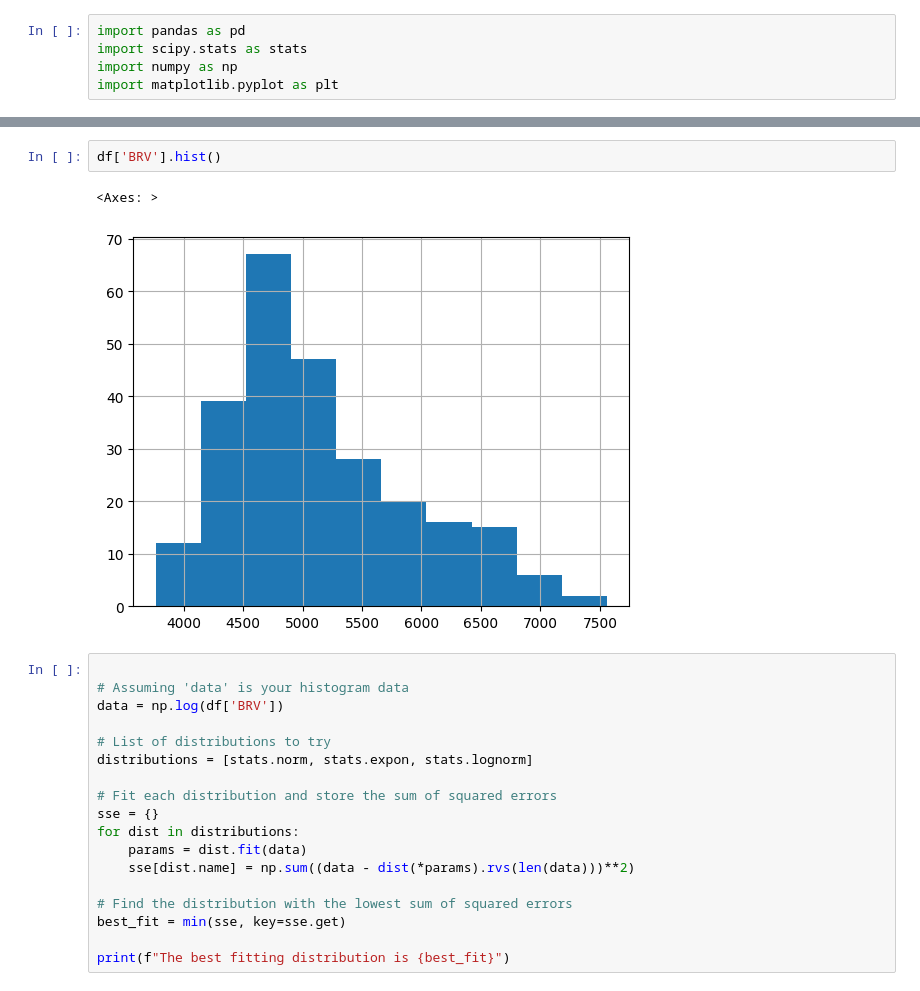
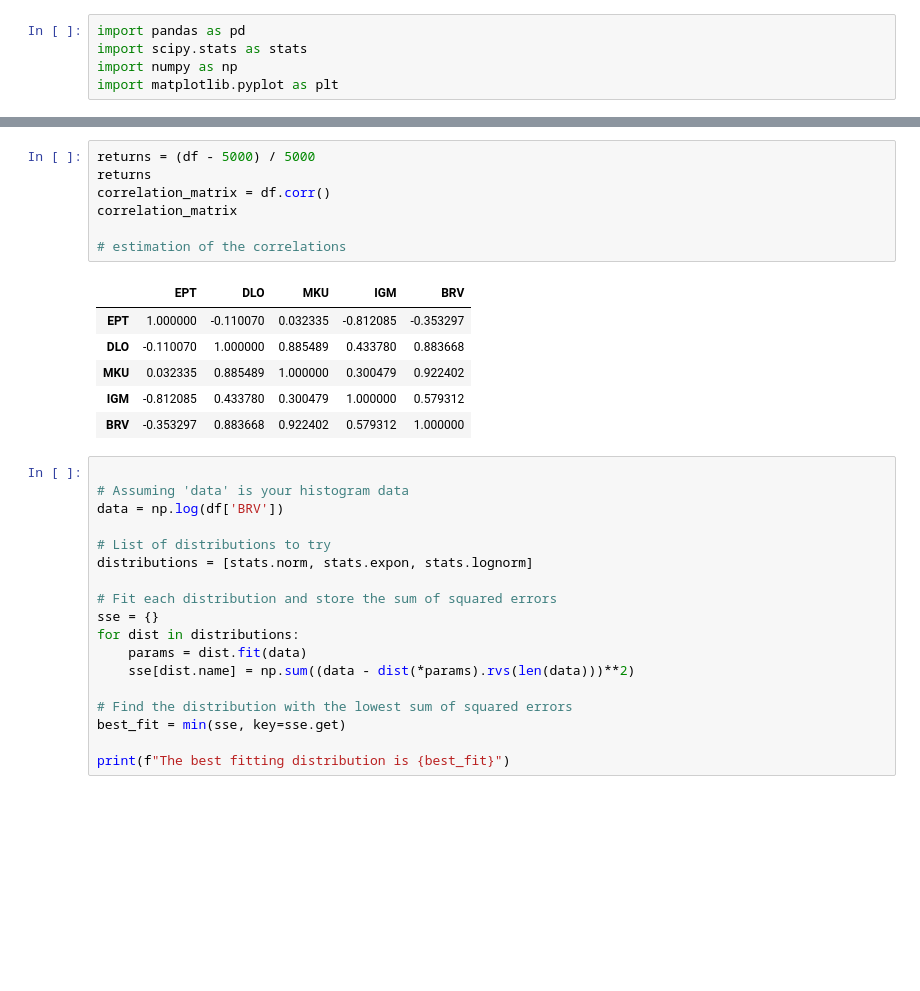
Before and after one commit to sabvan/UChicagoTradingComp, a Jupyter notebook: analysis.ipynb, the cells around one changed output, grey strips where cells are left out. Drawn from its saved outputs; the diff is of its cells as text; blank space fills up the shorter version.

```diff
--- a/analysis.ipynb
+++ b/analysis.ipynb
@@ -166,8 +63,17 @@ df['EPT'].hist()
-# %%
-df['BRV'].hist()
-# %% [output]
-<Axes: >
-[figure, removed]
+# %%
+returns = (df - 5000) / 5000
+returns
+correlation_matrix = df.corr()
+correlation_matrix
+
+# estimation of the correlations
+# %% [output]
+|  | EPT | DLO | MKU | IGM | BRV |
+| EPT | 1.000000 | -0.110070 | 0.032335 | -0.812085 | -0.353297 |
+| DLO | -0.110070 | 1.000000 | 0.885489 | 0.433780 | 0.883668 |
+| MKU | 0.032335 | 0.885489 | 1.000000 | 0.300479 | 0.922402 |
+| IGM | -0.812085 | 0.433780 | 0.300479 | 1.000000 | 0.579312 |
+| BRV | -0.353297 | 0.883668 | 0.922402 | 0.579312 | 1.000000 |
 # %%
 
 # Assuming 'data' is your histogram data
```
Also changed, not shown: parts of 4 cells of this notebook, 2 other files.
